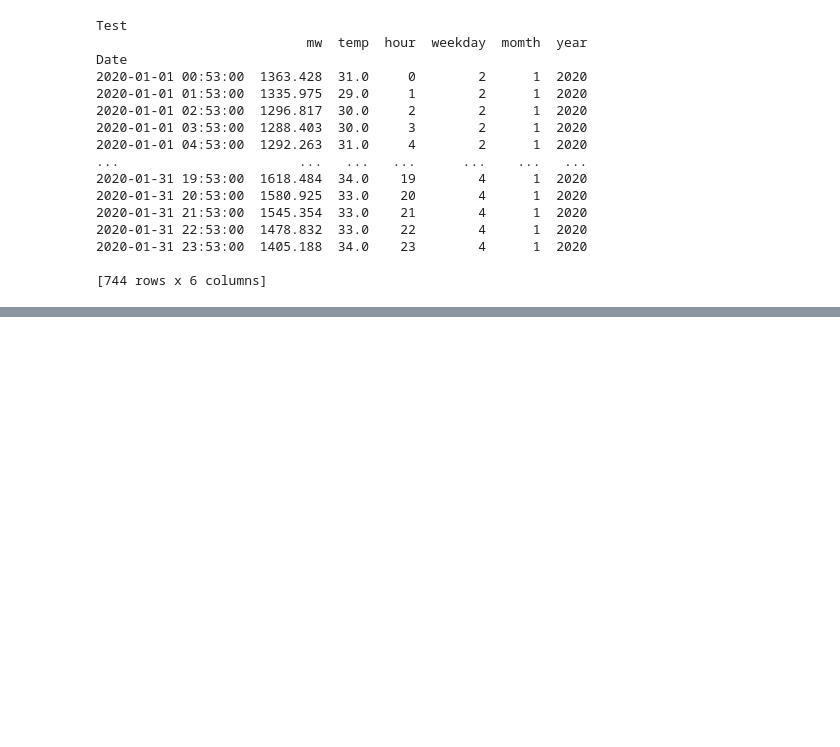
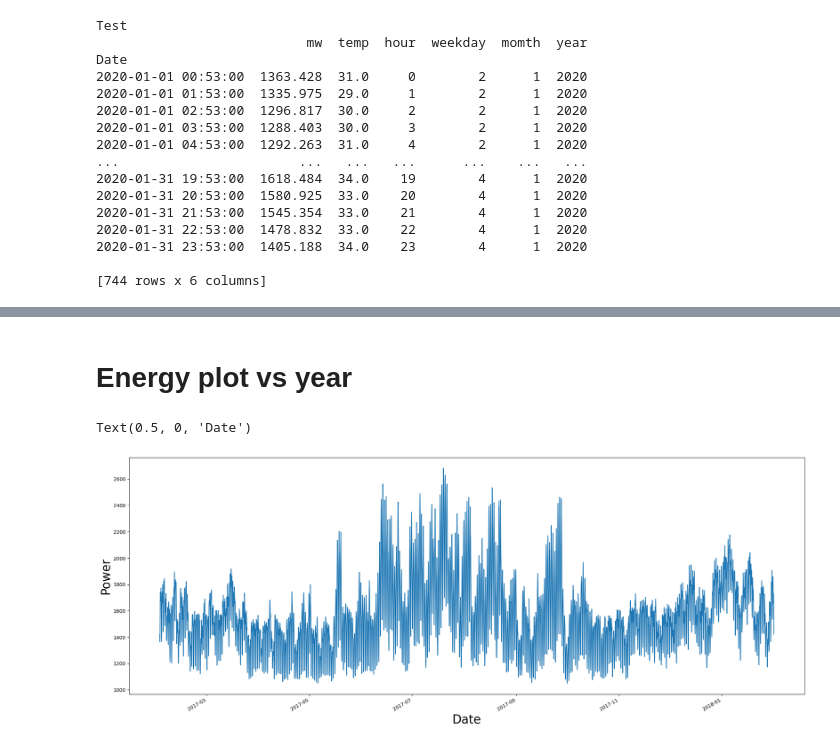
Before and after one commit to mkartheekraj/TimeSeries_Forecasting-Python, a Jupyter notebook: 1st_Project_Energy_Prediction.ipynb, the cells around one changed output, grey strips where cells are left out. Drawn from its saved outputs; the diff is of its cells as text; code cells hidden in the pictures; blank space fills up the shorter version.

```diff
--- a/1st_Project_Energy_Prediction.ipynb
+++ b/1st_Project_Energy_Prediction.ipynb
@@ -247,0 +277,9 @@ Date
+# %% [markdown]
+# Energy plot vs year
+# %%
+df_train.loc['2017-02-01 00:00:00':'2018-02-01 00:00:00',"mw"].plot(figsize=(25,10))
+plt.ylabel('Power',size=25)
+plt.xlabel('Date',size=25)
+# %% [output]
+Text(0.5, 0, 'Date')
+[figure, added]
```
Also changed, not shown: parts of 11 cells of this notebook.
